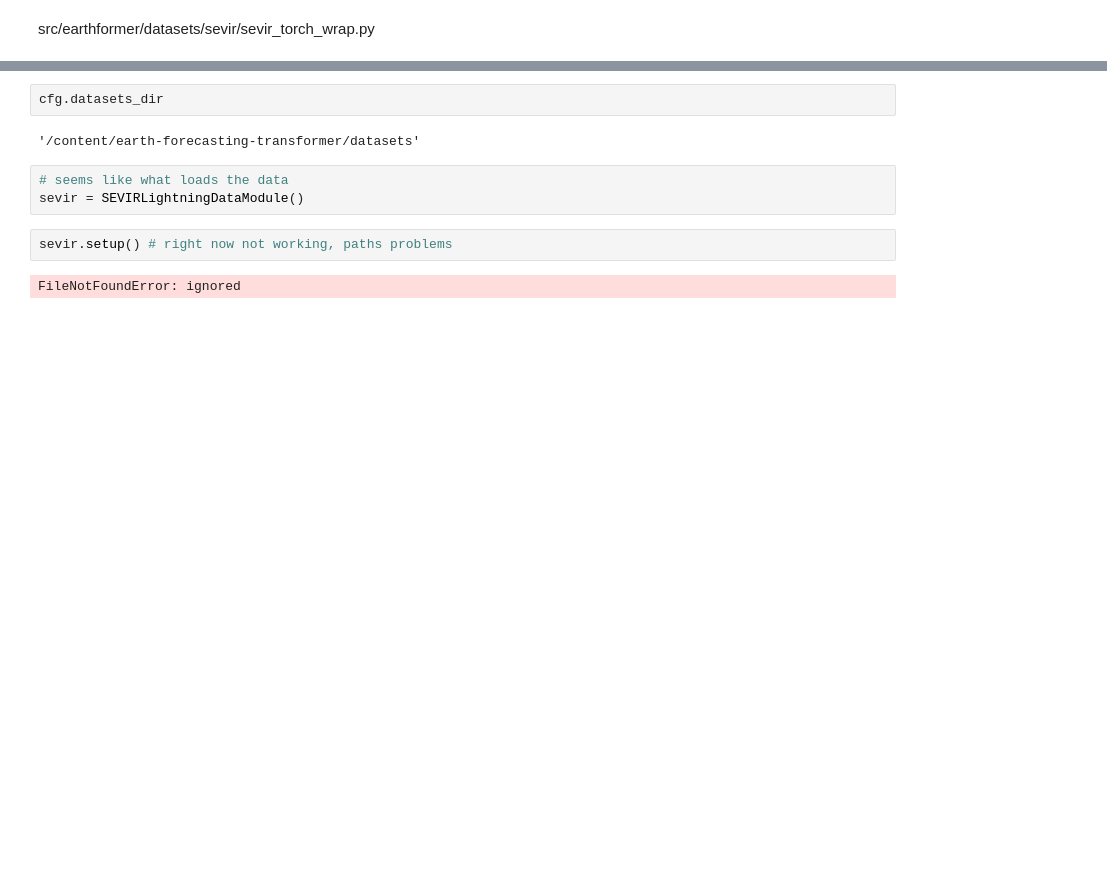
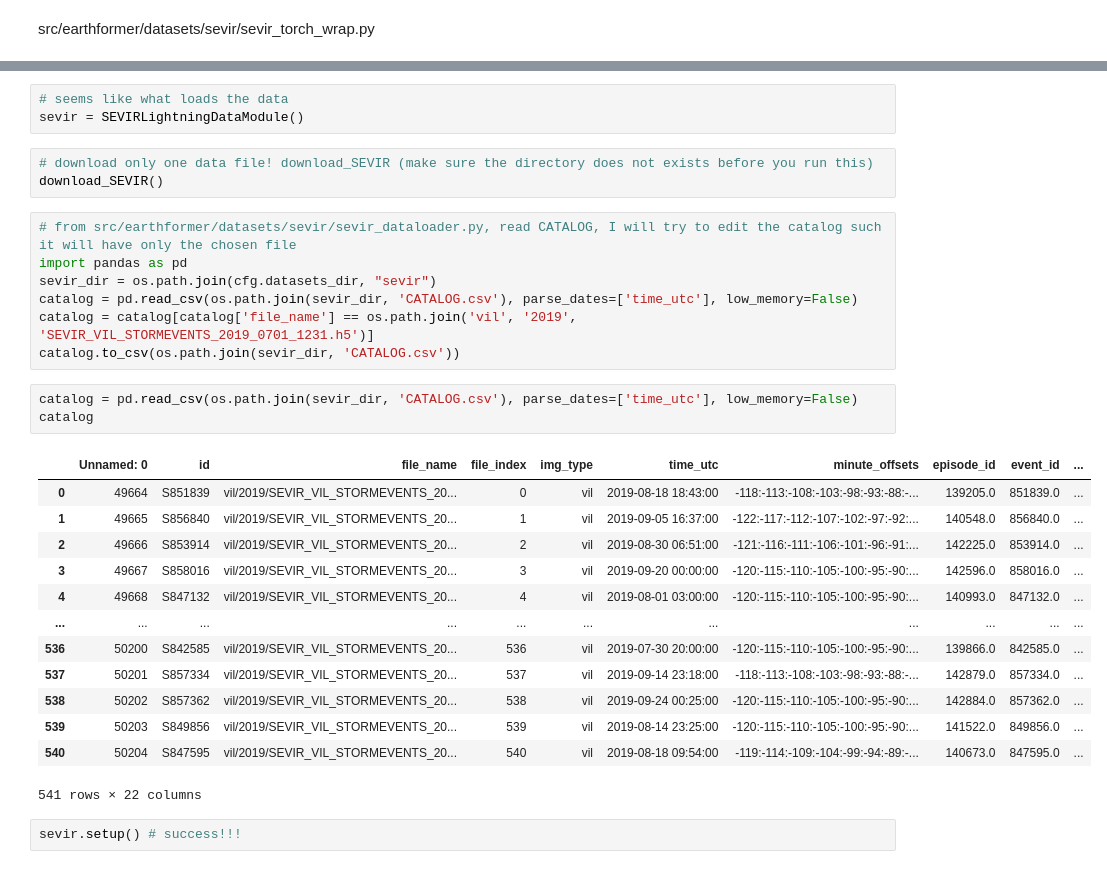
Before and after one commit to leahandofir/earthformer-inference-experiments, a Jupyter notebook: earthformer_inference_experiment_without_conda.ipynb, the cells around one changed output, grey strips where cells are left out. Drawn from its saved outputs; the diff is of its cells as text; blank space fills up the shorter version.

```diff
--- a/earthformer_inference_experiment_without_conda.ipynb
+++ b/earthformer_inference_experiment_without_conda.ipynb
@@ -721,14 +644,35 @@ class SEVIRLightningDataModule(LightningDataModule):
     @property
     def num_test_samples(self):
         return len(self.sevir_test)
-# %%
-cfg.datasets_dir
-# %% [output]
-'/content/earth-forecasting-transformer/datasets'
 # %%
 # seems like what loads the data
 sevir = SEVIRLightningDataModule()
-# %%
-sevir.setup() # right now not working, paths problems
-# %% [output]
-FileNotFoundError: ignored
+# %%
+# download only one data file! download_SEVIR (make sure the directory does not exists before you run this)
+download_SEVIR()
+# %%
+# from src/earthformer/datasets/sevir/sevir_dataloader.py, read CATALOG, I will try to edit the catalog such it will have only the chosen file
+import pandas as pd
+sevir_dir = os.path.join(cfg.datasets_dir, "sevir")
+catalog = pd.read_csv(os.path.join(sevir_dir, 'CATALOG.csv'), parse_dates=['time_utc'], low_memory=False)
+catalog = catalog[catalog['file_name'] == os.path.join('vil', '2019', 'SEVIR_VIL_STORMEVENTS_2019_0701_1231.h5')]
+catalog.to_csv(os.path.join(sevir_dir, 'CATALOG.csv'))
+# %%
+catalog = pd.read_csv(os.path.join(sevir_dir, 'CATALOG.csv'), parse_dates=['time_utc'], low_memory=False)
+catalog
+# %% [output]
+|  | Unnamed: 0 | id | file_name | file_index | img_type | time_utc | minute_offsets | episode_id | event_id | ... |
+| 0 | 49664 | S851839 | vil/2019/SEVIR_VIL_STORMEVENTS_20... | 0 | vil | 2019-08-18 18:43:00 | -118:-113:-108:-103:-98:-93:-88:-... | 139205.0 | 851839.0 | ... |
+| 1 | 49665 | S856840 | vil/2019/SEVIR_VIL_STORMEVENTS_20... | 1 | vil | 2019-09-05 16:37:00 | -122:-117:-112:-107:-102:-97:-92:... | 140548.0 | 856840.0 | ... |
+| 2 | 49666 | S853914 | vil/2019/SEVIR_VIL_STORMEVENTS_20... | 2 | vil | 2019-08-30 06:51:00 | -121:-116:-111:-106:-101:-96:-91:... | 142225.0 | 853914.0 | ... |
+| 3 | 49667 | S858016 | vil/2019/SEVIR_VIL_STORMEVENTS_20... | 3 | vil | 2019-09-20 00:00:00 | -120:-115:-110:-105:-100:-95:-90:... | 142596.0 | 858016.0 | ... |
+| 4 | 49668 | S847132 | vil/2019/SEVIR_VIL_STORMEVENTS_20... | 4 | vil | 2019-08-01 03:00:00 | -120:-115:-110:-105:-100:-95:-90:... | 140993.0 | 847132.0 | ... |
+| ... | ... | ... | ... | ... | ... | ... | ... | ... | ... | ... |
+| 536 | 50200 | S842585 | vil/2019/SEVIR_VIL_STORMEVENTS_20... | 536 | vil | 2019-07-30 20:00:00 | -120:-115:-110:-105:-100:-95:-90:... | 139866.0 | 842585.0 | ... |
+| 537 | 50201 | S857334 | vil/2019/SEVIR_VIL_STORMEVENTS_20... | 537 | vil | 2019-09-14 23:18:00 | -118:-113:-108:-103:-98:-93:-88:-... | 142879.0 | 857334.0 | ... |
+| 538 | 50202 | S857362 | vil/2019/SEVIR_VIL_STORMEVENTS_20... | 538 | vil | 2019-09-24 00:25:00 | -120:-115:-110:-105:-100:-95:-90:... | 142884.0 | 857362.0 | ... |
+| 539 | 50203 | S849856 | vil/2019/SEVIR_VIL_STORMEVENTS_20... | 539 | vil | 2019-08-14 23:25:00 | -120:-115:-110:-105:-100:-95:-90:... | 141522.0 | 849856.0 | ... |
+| 540 | 50204 | S847595 | vil/2019/SEVIR_VIL_STORMEVENTS_20... | 540 | vil | 2019-08-18 09:54:00 | -119:-114:-109:-104:-99:-94:-89:-... | 140673.0 | 847595.0 | ... |
+541 rows × 22 columns
+# %%
+sevir.setup() # success!!!
```
Also changed, not shown: parts of 6 cells of this notebook.
